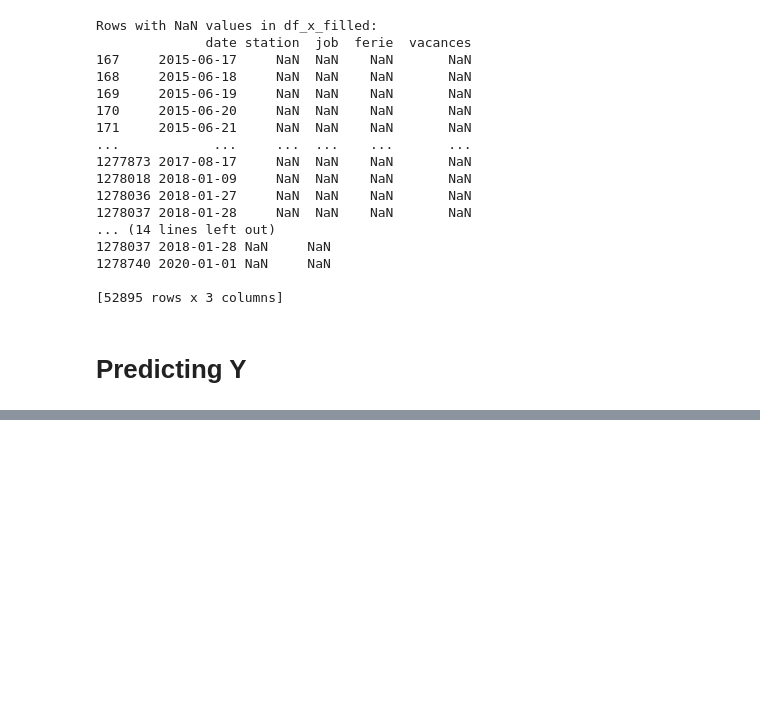
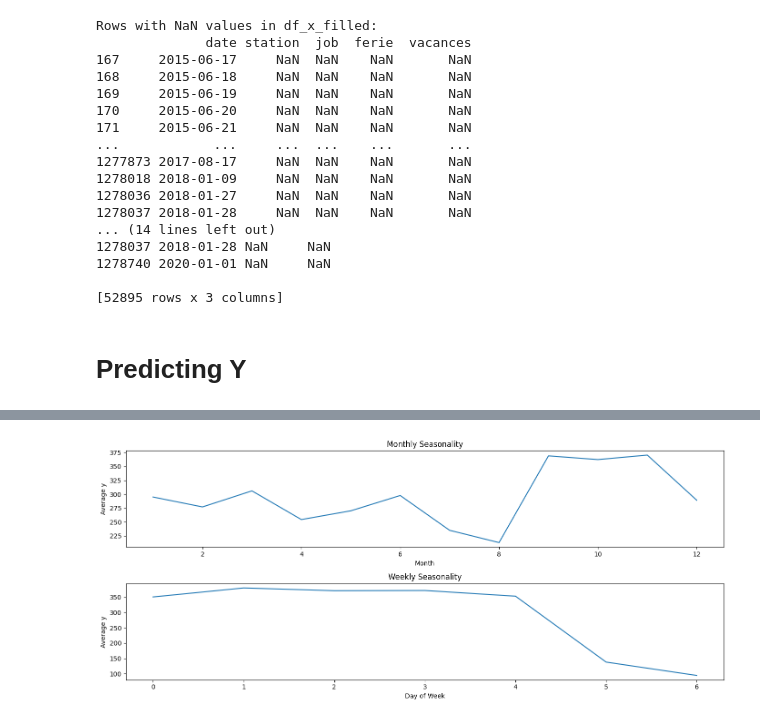
Before and after one commit to vdorseuil/ML_forecast, a Jupyter notebook: sncf.ipynb, the cells around one changed output, grey strips where cells are left out. Cells and saved outputs as stored; diff of their text form; code cells hidden in the pictures; blank space fills up the shorter version.

```diff
--- a/sncf.ipynb
+++ b/sncf.ipynb
@@ -363,0 +418,41 @@ Testing R² Score: 0.5860257321049488
+# %%
+import pandas as pd
+import numpy as np
+import matplotlib.pyplot as plt
+import seaborn as sns
+
+# Ensure the 'date' column is in datetime format and set it as the index
+df['date'] = pd.to_datetime(df['date'])
+df.set_index('date', inplace=True)
+
+# Extract seasonal features
+df['month'] = df.index.month
+df['day_of_week'] = df.index.dayofweek
+
+# Calculate the mean value for each month
+monthly_seasonality = df.groupby('month')['y'].mean()
+
+# Calculate the mean value for each day of the week
+weekly_seasonality = df.groupby('day_of_week')['y'].mean()
+
+# Plot the seasonal components
+plt.figure(figsize=(14, 6))
+
+# Monthly seasonality
+plt.subplot(2, 1, 1)
+sns.lineplot(x=monthly_seasonality.index, y=monthly_seasonality.values)
+plt.title('Monthly Seasonality')
+plt.xlabel('Month')
+plt.ylabel('Average y')
+
+# Weekly seasonality
+plt.subplot(2, 1, 2)
+sns.lineplot(x=weekly_seasonality.index, y=weekly_seasonality.values)
+plt.title('Weekly Seasonality')
+plt.xlabel('Day of Week')
+plt.ylabel('Average y')
+
+plt.tight_layout()
+plt.show()
+# %% [output]
+[figure, added]
```
Also changed, not shown: parts of 4 cells of this notebook, 1 other file.
